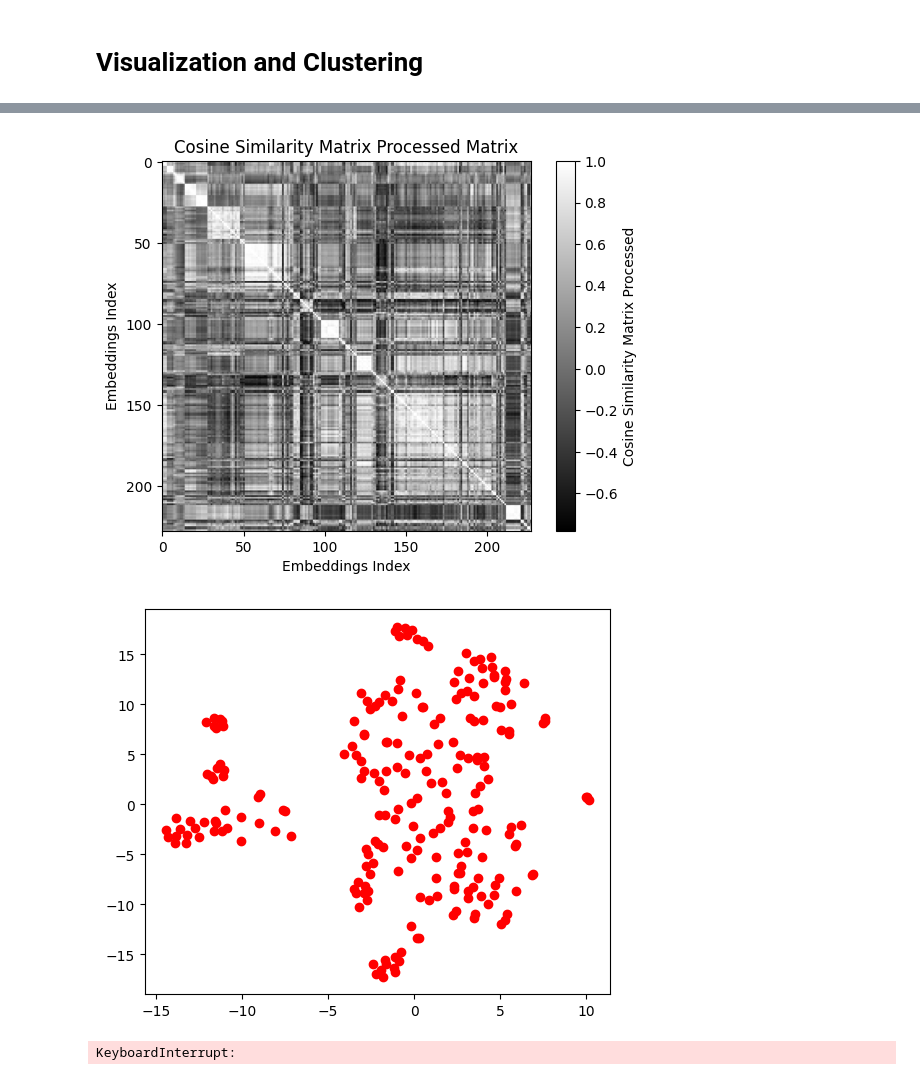
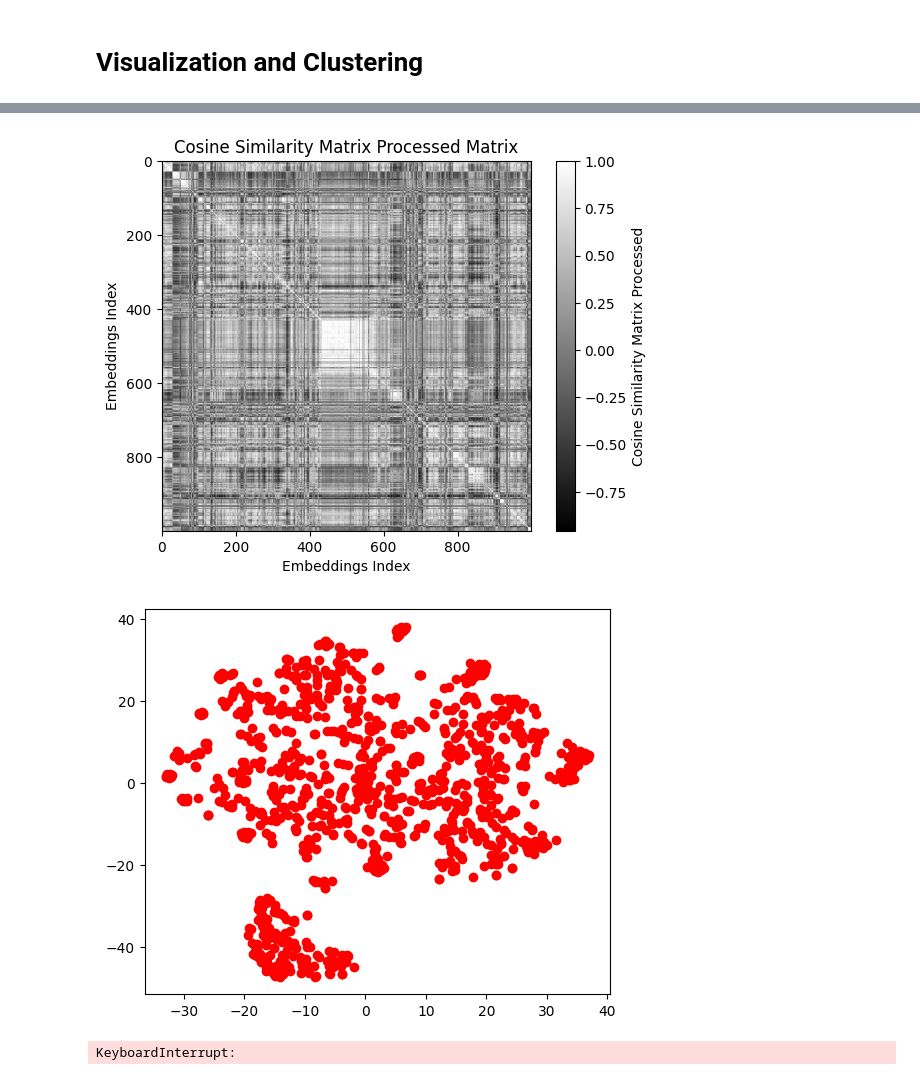
Before and after one commit to KorawutMing/drug-prediction, a Jupyter notebook: side_effects_visualization.ipynb, the cells around one changed output, grey strips where cells are left out. Saved outputs shown, nothing was run; the diff lists cells and outputs as text; code cells hidden in the pictures.

```diff
--- a/side_effects_visualization.ipynb
+++ b/side_effects_visualization.ipynb
@@ -73,7 +73,7 @@ with open('vector_data/side_effects_sparse.pkl', 'rb') as f:
 from utils.similarity import *
 from sklearn.manifold import TSNE
 
-nSamples = 228
+nSamples = 1000
 
 # matrix = sparse_similarity_matrix(sparse[:nSamples])
 # plot_similarity_matrix(matrix, 'Sparse Similarity Matrix')
@@ -115,5 +115,5 @@ plt.show()
-[figure, old version]
+[figure, new version]
-[figure, old version]
+[figure, new version]
 # %%
 # plot on 2D
 from sklearn.manifold import TSNE
```
Also changed, not shown: parts of 2 cells of this notebook, 5 other files.
